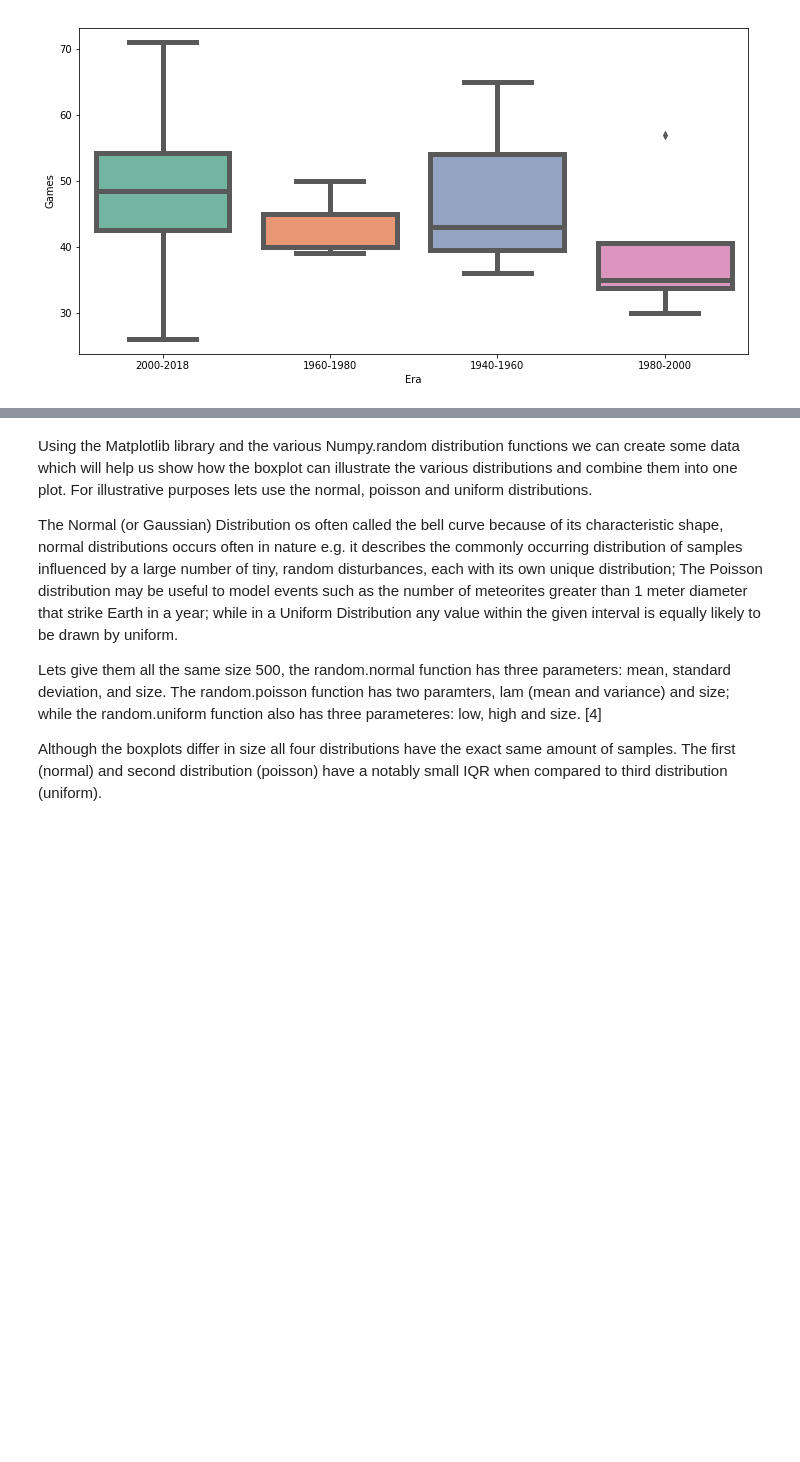
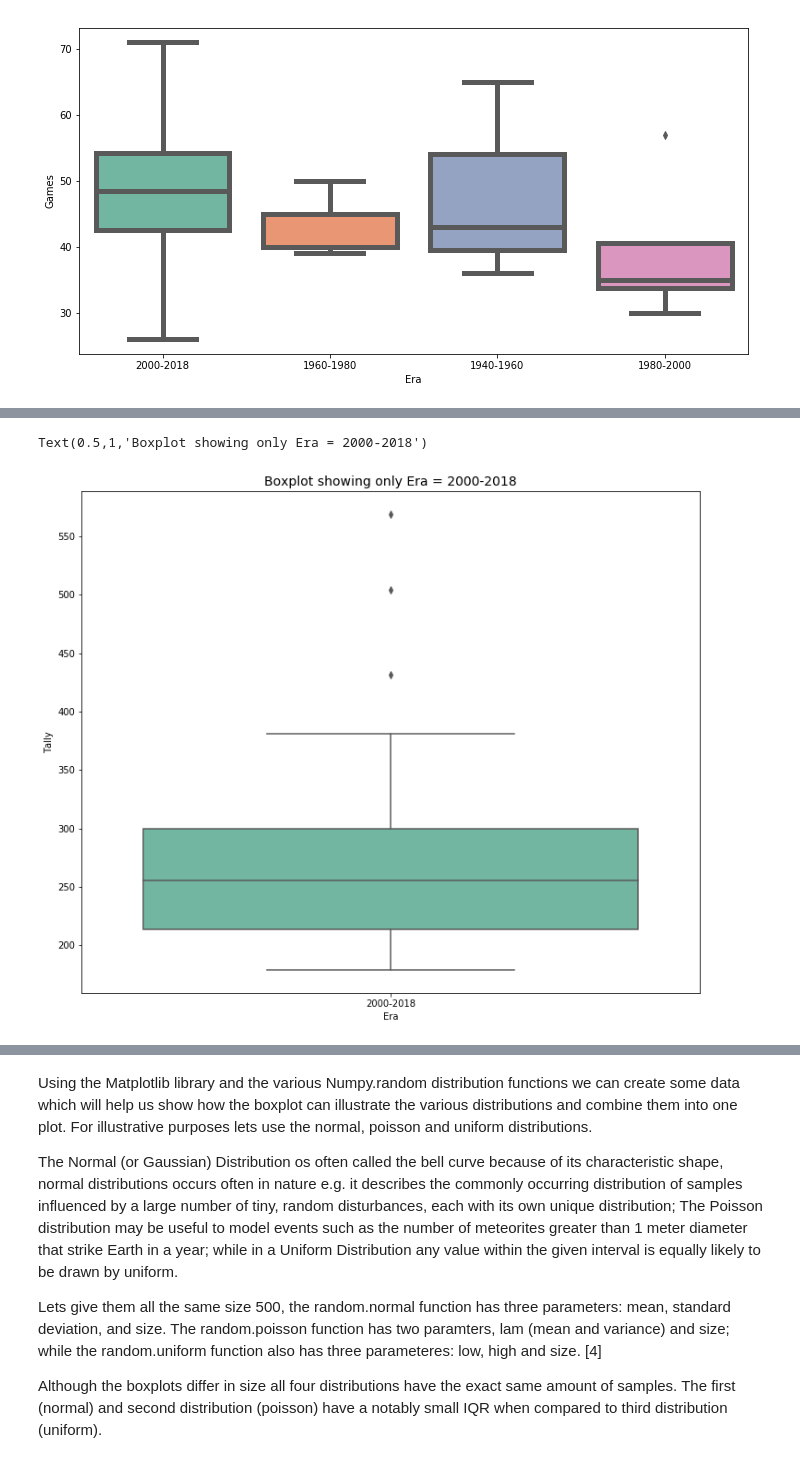
Before and after one commit to JulianConneely/Fundamentals-of-Data-Analysis-Project-Dec-18, a Jupyter notebook: Boxplot.ipynb, the cells around one changed output, grey strips where cells are left out. Saved outputs shown, nothing was run; the diff lists cells and outputs as text; code cells hidden in the pictures; blank space fills up the shorter version.

```diff
--- a/Boxplot.ipynb
+++ b/Boxplot.ipynb
@@ -141,0 +132,3 @@ sns.boxplot(x='Era', y='Games', data=df, palette="Set2", linewidth=5)
+# %%
+newdf = df[(df['Era']=='2000-2018')]
+newdf
@@ -141,0 +153,10 @@ sns.boxplot(x='Era', y='Games', data=df, palette="Set2", linewidth=5)
+# %%
+# showing boxplot of only Era = 2000-2018
+plt.figure(figsize=(12,10))
+sns.boxplot(x='Era', y='Tally', data=newdf, palette="Set2")
+
+# title
+plt.title('Boxplot showing only Era = 2000-2018',fontsize=14)
+# %% [output]
+Text(0.5,1,'Boxplot showing only Era = 2000-2018')
+[figure, added]
```
Also changed, not shown: parts of 15 cells of this notebook.
